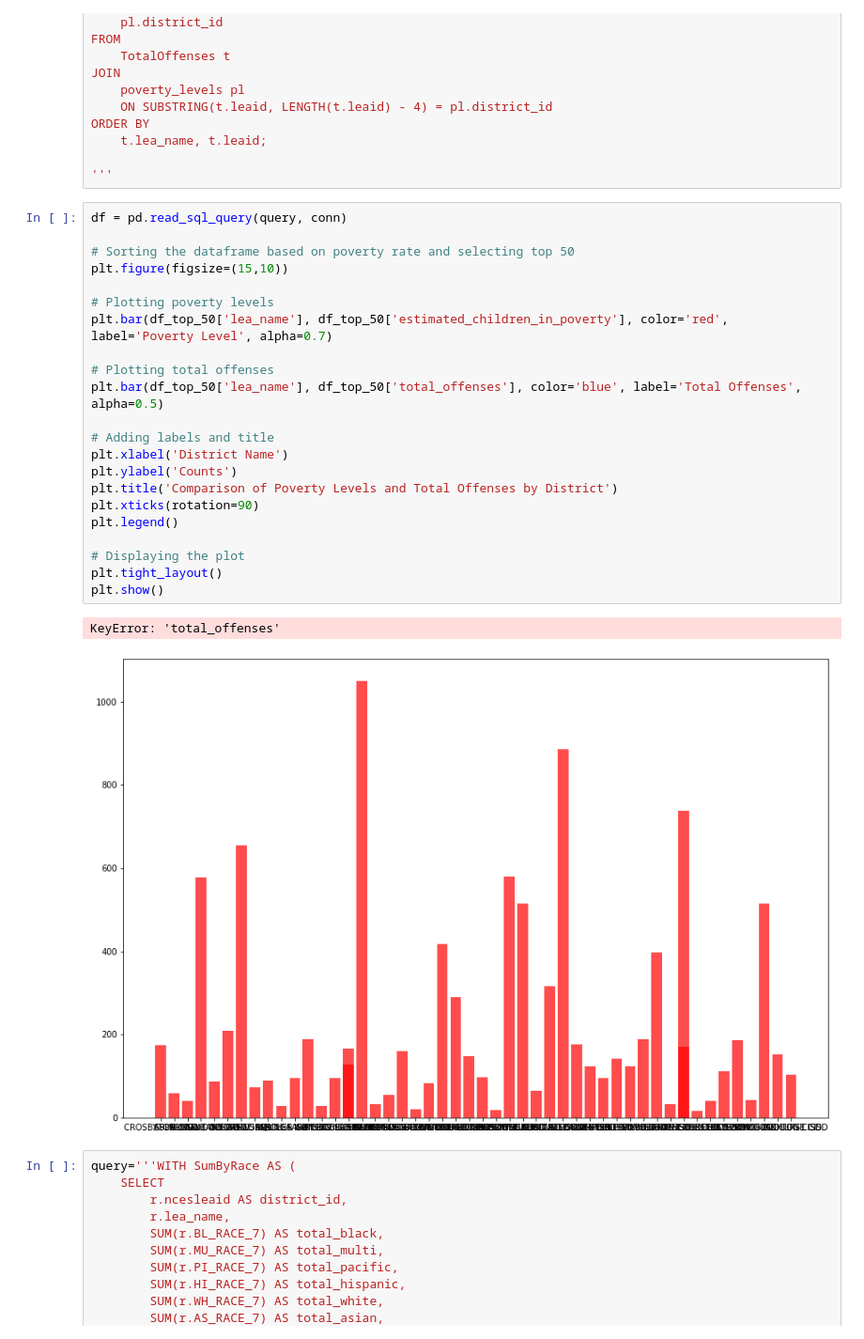
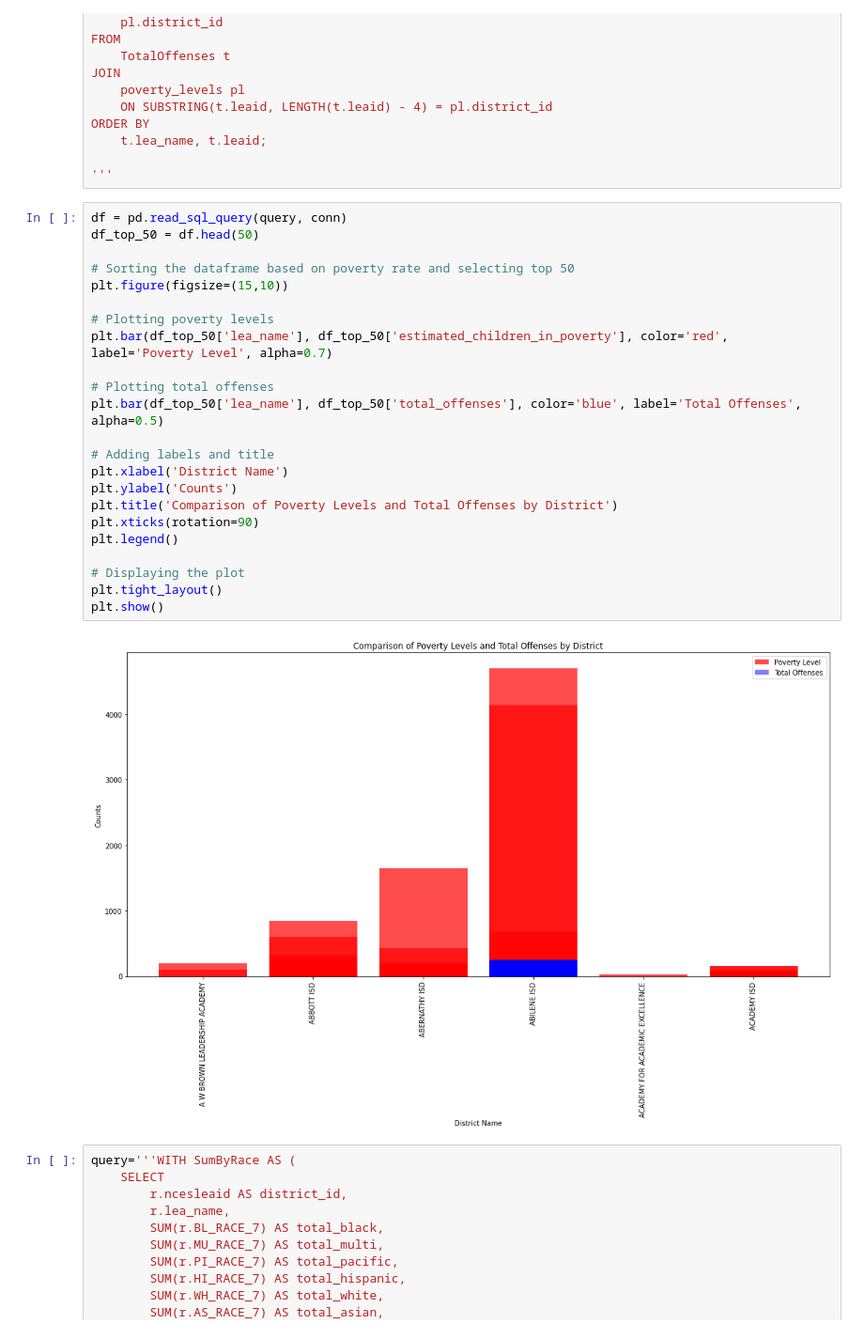
Before and after one commit to retrouvm/Datathon_Education, a Jupyter notebook: data_challenge.ipynb, the cells around one changed output. Shown at 94% size. Saved outputs shown, nothing was run; the diff lists cells and outputs as text.

```diff
--- a/data_challenge.ipynb
+++ b/data_challenge.ipynb
@@ -379,29 +373,29 @@ ORDER BY
 '''
 # %%
 df = pd.read_sql_query(query, conn)
+df_top_50 = df.head(50)
 
 # Sorting the dataframe based on poverty rate and selecting top 50
 plt.figure(figsize=(15,10))
 
 # Plotting poverty levels
 plt.bar(df_top_50['lea_name'], df_top_50['estimated_children_in_poverty'], color='red', label='Poverty Level', alpha=0.7)
 
 # Plotting total offenses
 plt.bar(df_top_50['lea_name'], df_top_50['total_offenses'], color='blue', label='Total Offenses', alpha=0.5)
 
 # Adding labels and title
 plt.xlabel('District Name')
 plt.ylabel('Counts')
 plt.title('Comparison of Poverty Levels and Total Offenses by District')
 plt.xticks(rotation=90)
 plt.legend()
 
 # Displaying the plot
 plt.tight_layout()
 plt.show()
 # %% [output]
-KeyError: 'total_offenses'
-[figure, old version]
+[figure, new version]
 # %%
 query='''WITH SumByRace AS (
     SELECT
```
Also changed, not shown: parts of 2 cells of this notebook.
